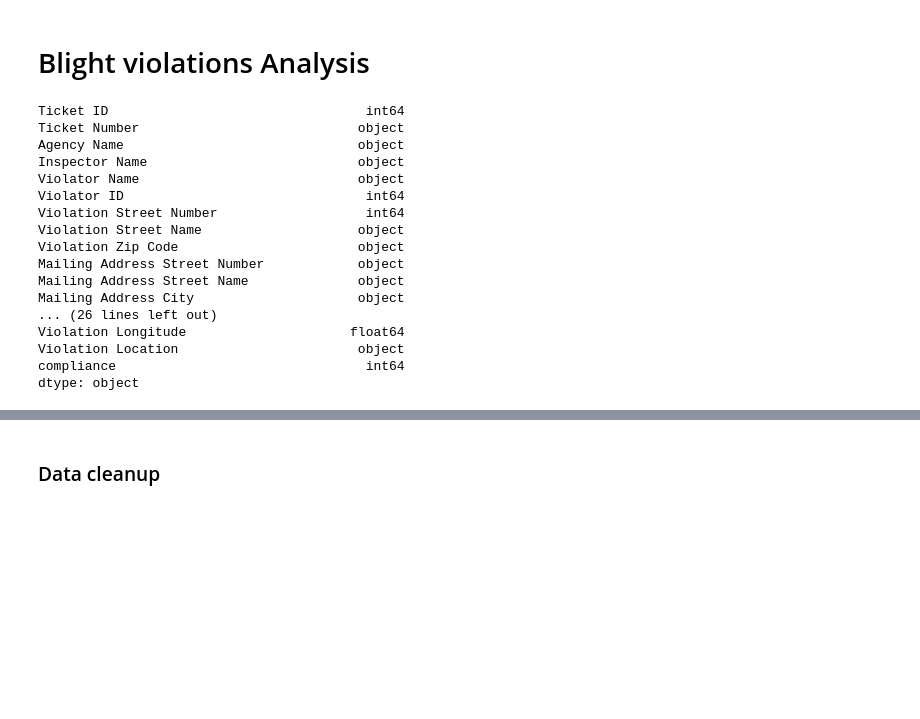
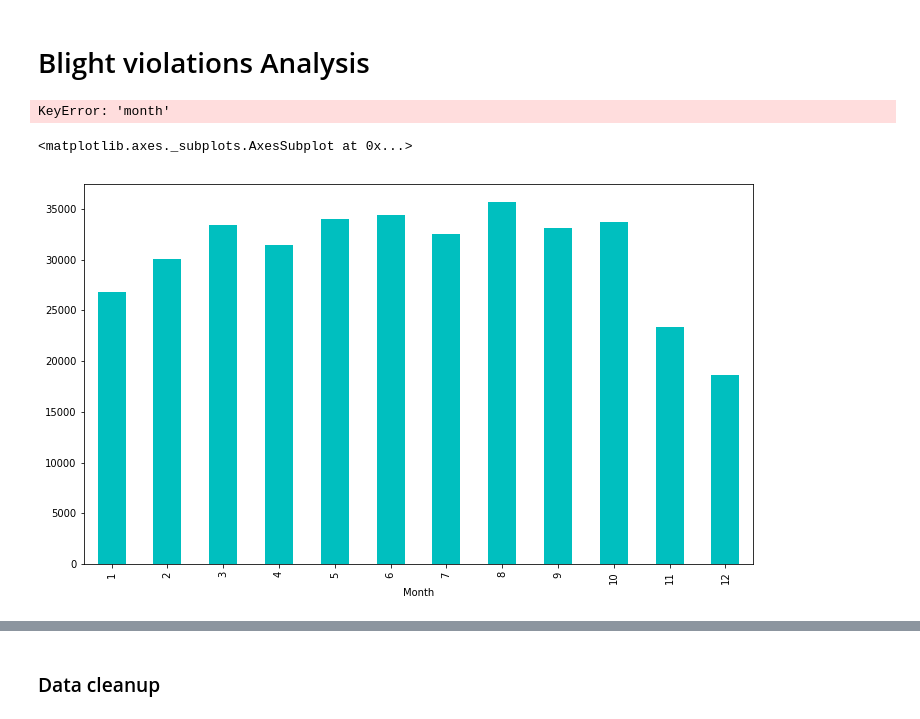
Before and after one commit to satyaGundi/DataAnalysis, a Jupyter notebook: BlightViolations/BlightViolations.ipynb, the cells around one changed output, grey strips where cells are left out. Saved outputs shown, nothing was run; the diff lists cells and outputs as text; code cells hidden in the pictures; blank space fills up the shorter version.

Commit message:
graphs included

```diff
--- a/BlightViolations/BlightViolations.ipynb
+++ b/BlightViolations/BlightViolations.ipynb
@@ -9,23 +23,26 @@ DataFrame = pd.DataFrame(pd.read_csv('Blight_Violations.csv', low_memory = False
 
 #Adding a compliance variable that is the predictive variable
 DataFrame['compliance'] = np.zeros(len(DataFrame), dtype = int)
-# %%
-DataFrame.dtypes
-# %% [output]
-Ticket ID                                 int64
-Ticket Number                            object
-Agency Name                              object
-Inspector Name                           object
-Violator Name                            object
-Violator ID                               int64
-Violation Street Number                   int64
-Violation Street Name                    object
-Violation Zip Code                       object
-Mailing Address Street Number            object
-Mailing Address Street Name              object
-Mailing Address City                     object
-... (26 lines left out)
-Violation Longitude                     float64
-Violation Location                       object
-compliance                                int64
-dtype: object
+# %%
+DataFrame.drop(DataFrame.loc[DataFrame['Violation Date'].str[-4:]=='3016'].index, inplace = True)
+#pd.to_datetime(DataFrame['Violation Date']).head()
+DataFrame['year'] = pd.DatetimeIndex(pd.to_datetime(DataFrame['Violation Date'])).year
+DataFrame['year'].head()
+DataFrame['Month'] = pd.DatetimeIndex(pd.to_datetime(DataFrame['Violation Date'])).month
+DataFrame['Month'].head()
+
+groups = DataFrame.groupby(['year', 'Month'])
+print(groups['compliance'].size())
+#monthly_df = pd.DataFrame(groups['compliance'].size())
+#len(month)
+# %% [output]
+KeyError: 'month'
+# %%
+DataFrame = DataFrame.loc[DataFrame['year']>2003]
+groups = DataFrame.groupby(['Month'])
+Violations_overMonth = groups['compliance'].size()
+Violations_overMonth.head()
+Violations_overMonth.plot(figsize=(12,7), kind='bar', stacked=True, color='c')
+# %% [output]
+<matplotlib.axes._subplots.AxesSubplot at 0x...>
+[figure, added]
```
Also changed, not shown: parts of 48 cells of this notebook.
